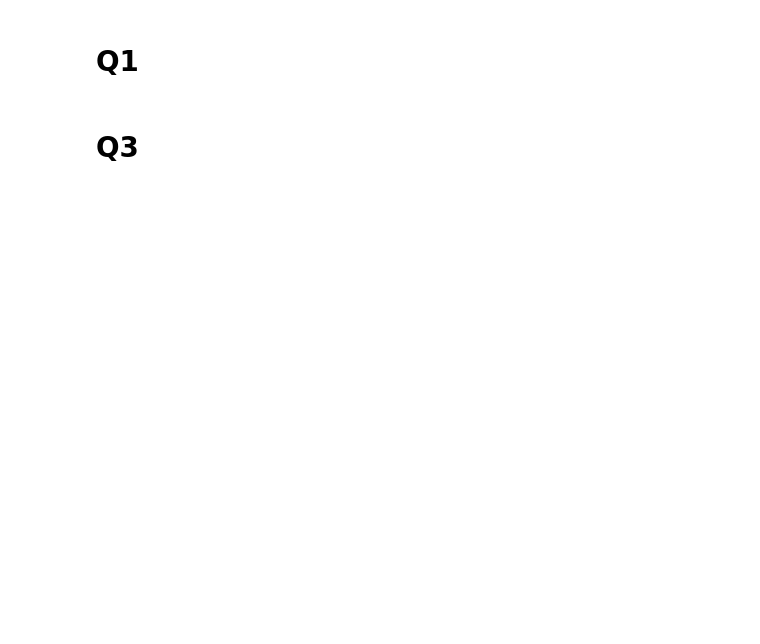
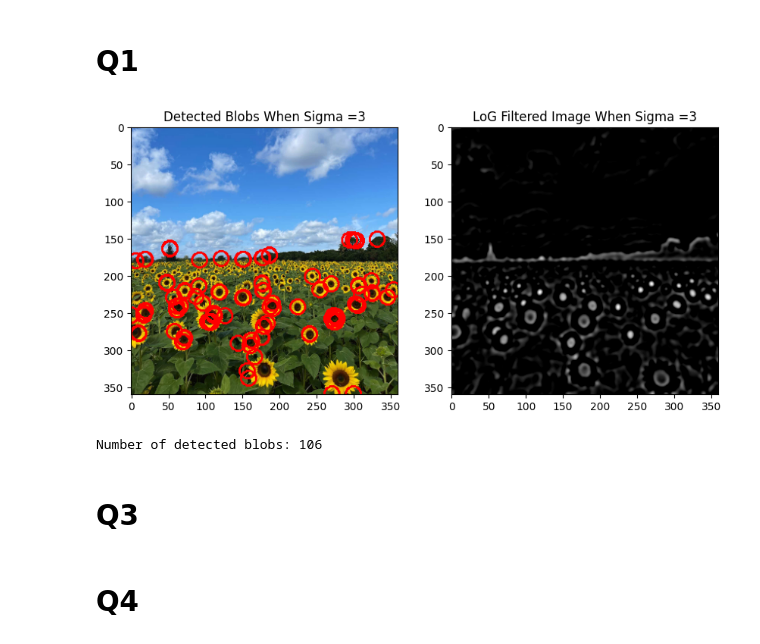
Before and after one commit to ClaranceLGS/EN3160-Assignment01, a Jupyter notebook: Assignment 2/Assignment2.ipynb, the cells around one changed output. Cells and saved outputs as stored; diff of their text form; code cells hidden in the pictures; blank space fills up the shorter version.

```diff
--- a/Assignment 2/Assignment2.ipynb
+++ b/Assignment 2/Assignment2.ipynb
@@ -9,3 +3,59 @@ image = cv.imread('Images/the_berry_farms_sunflower_field.jpeg', cv.IMREAD_REDUC
+# %%
+import cv2 as cv
+import numpy as np
+import matplotlib.pyplot as plt
+
+# Load the image
+img = cv.imread('Images/the_berry_farms_sunflower_field.jpeg', cv.IMREAD_REDUCED_COLOR_4)
+gray = cv.cvtColor(img, cv.COLOR_BGR2GRAY)
+
+# Define the LoG filter parameters
+sigma = 3 # scale of the filter
+hw = 3 * sigma # half width of the filter
+X, Y = np.meshgrid(np.arange(-hw, hw + 1, 1), np.arange(-hw, hw + 1, 1))
+# scale normalized filter using LoG formula
+log_filter = 1 / (2 * np.pi * sigma**2) * (X**2 / (sigma**2) + Y**2 / (sigma**2) - 2) * np.exp(-(X**2 + Y**2) / (2 * sigma**2))
+
+# Apply the LoG filter to the grayscale image using convolution
+filtered_img = cv.filter2D(gray, -1, log_filter)
+
+# Find local maxima in the filtered image
+local_maxima = (filtered_img == cv.dilate(filtered_img, np.ones((3, 3))))
+
+# Get the coordinates of the detected local maxima
+maxima_coordinates = np.argwhere(local_maxima)
+
+# Create a list of detected blobs as (x, y) coordinates and corresponding radii
+blobs = []
+
+# Define a threshold to filter out weak blobs
+threshold = 45 # Threshold can be adjusted based on the image
+for i in maxima_coordinates:
+    if filtered_img[i[0], i[1]] > threshold:
+        blobs.append((i[1], i[0]))  # (x, y)
+
+# Draw the detected blobs on the original image
+result = img.copy()
+for blob in blobs:
+    cv.circle(result, blob, 10, (0, 0, 255), 2)  # Draw circles with a radius of 10 pixels
+
+# Display the result
+plt.subplots(figsize=(10, 10))
+plt.subplot(1, 2, 1)
+plt.imshow(cv.cvtColor(result, cv.COLOR_BGR2RGB))
+plt.title("Detected Blobs When Sigma =" + str(sigma))
+
+plt.subplot(1, 2, 2)
+plt.imshow(filtered_img, cmap='gray')
+plt.title("LoG Filtered Image When Sigma =" + str(sigma))
+
+plt.show()
+
+# Report the number of detected blobs
+print("Number of detected blobs:", len(blobs))
+# %% [output]
+[figure, added]
+Number of detected blobs: 106
 # %% [markdown]
 <h1>Q3</h1>
 # %%
@@ -56,3 +106,5 @@ cv.setMouseCallback("Image 1", click_event)
 
 cv.waitKey(0)
 cv.destroyAllWindows()
+# %% [markdown]
+<h1>Q4</h1>
```
Also changed, not shown: parts of 1 cell of this notebook.
